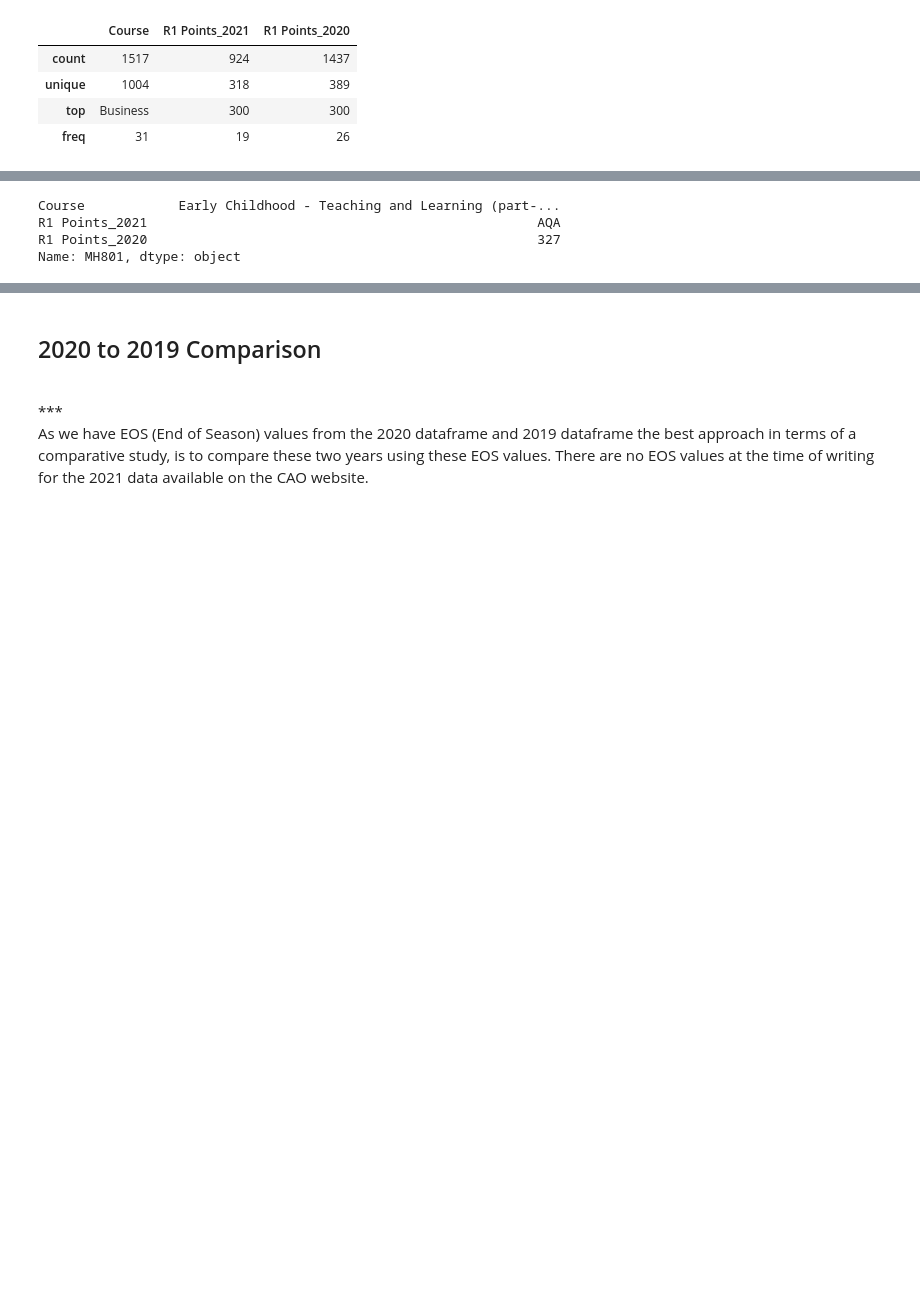
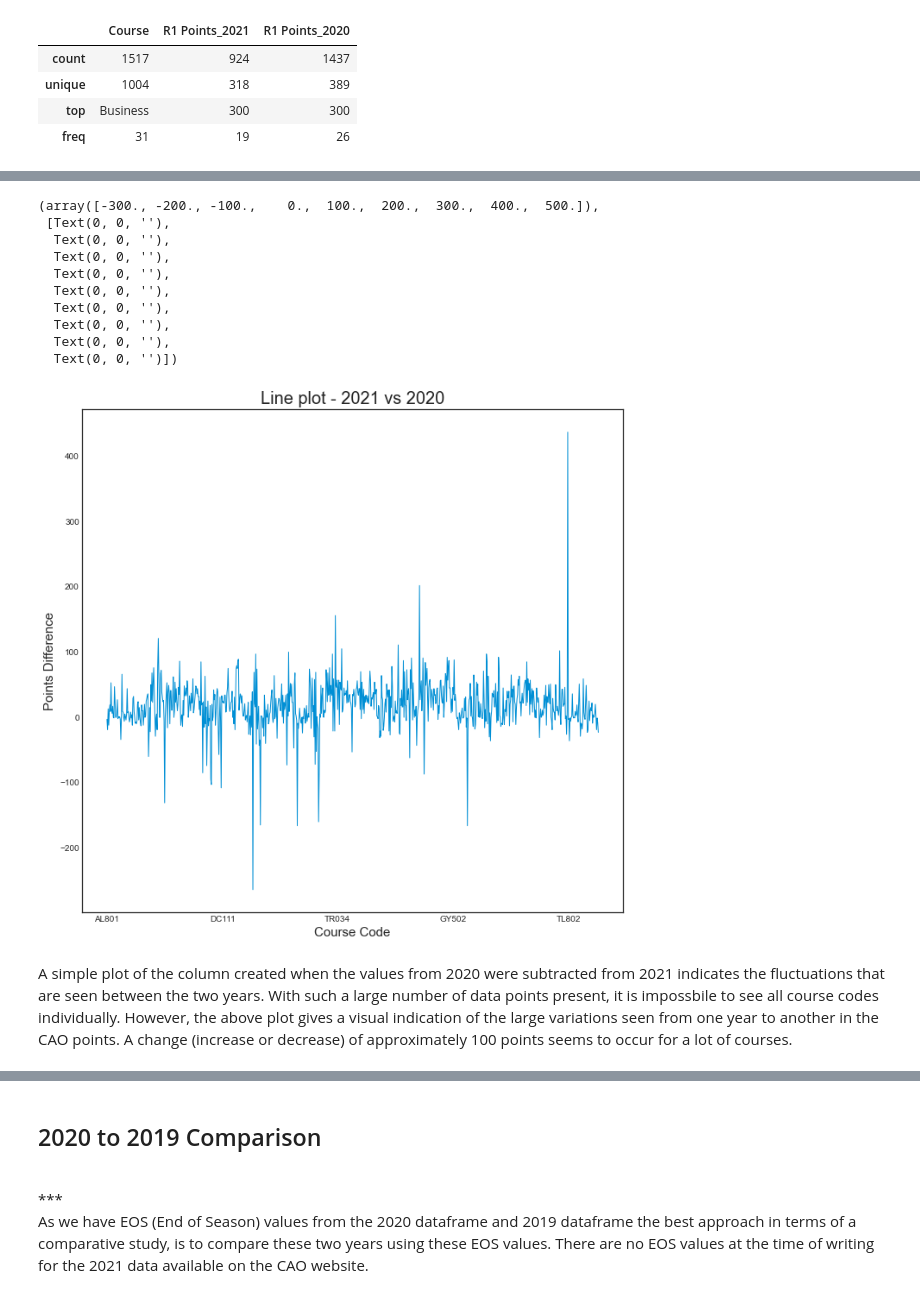
Before and after one commit to G00398275/FODA2021, a Jupyter notebook: cao.ipynb, the cells around one changed output, grey strips where cells are left out. Saved outputs shown, nothing was run; the diff lists cells and outputs as text; code cells hidden in the pictures; blank space fills up the shorter version.

Commit message:
Added line plot and histograms

```diff
--- a/cao.ipynb
+++ b/cao.ipynb
@@ -622,0 +629,5 @@ allcourses.fillna(value=0)
+# %%
+# Removing all courses with All Qualified Applicants (AQA)
+allcourses = allcourses[~allcourses['R1 Points_2021'].isin(['AQA'])]
+allcourses = allcourses[~allcourses['R1 Points_2020'].isin(['AQA'])]
+allcourses
@@ -622,0 +651,5 @@ allcourses.fillna(value=0)
+# %%
+# Removing all courses with All Qualified Applicants (AQA)
+allcourses = allcourses[~allcourses['R1 Points_2021'].isin(['#+matric'])]
+allcourses = allcourses[~allcourses['R1 Points_2020'].isin(['#+matric'])]
+allcourses
@@ -622,0 +679,4 @@ allcourses.fillna(value=0)
+# %%
+# As data type is not numerical the points columns require conversion
+allcourses["R1 Points_2021"] = pd.to_numeric(allcourses["R1 Points_2021"])
+allcourses["R1 Points_2020"] = pd.to_numeric(allcourses["R1 Points_2020"])
@@ -622,0 +706,3 @@ allcourses.fillna(value=0)
+# %%
+Points_Diff = allcourses["R1 Points_2021"] - allcourses["R1 Points_2020"]
+Points_Diff
@@ -623,8 +726,31 @@ allcourses.fillna(value=0)
+# %%
+# Setting the size and style of the plot
+plt.style.use('seaborn-white')
+plt.rcParams["figure.figsize"] = (10,10)
+# Plotting the dataframe created when the values from 2020 were subtracted from 2021
+Points_Diff.plot(linewidth=1)
+# Formatting for improved appearance
+plt.title ('Line plot - 2021 vs 2020', size=20)
+plt.xlabel('Course Code', size=15)
+plt.ylabel('Points Difference', size = 15)
+plt.xticks(fontsize=10)
+plt.yticks(fontsize=10)
+# %% [output]
+(array([-300., -200., -100.,    0.,  100.,  200.,  300.,  400.,  500.]),
+ [Text(0, 0, ''),
+  Text(0, 0, ''),
+  Text(0, 0, ''),
+  Text(0, 0, ''),
+  Text(0, 0, ''),
+  Text(0, 0, ''),
+  Text(0, 0, ''),
+  Text(0, 0, ''),
+  Text(0, 0, '')])
+[figure, added]
+# %% [markdown]
+A simple plot of the column created when the values from 2020 were subtracted from 2021 indicates the fluctuations that are seen between the two years. With such a large number of data points present, it is impossbile to see all course codes individually. However, the above plot gives a visual indication of the large variations seen from one year to another in the CAO points. A change (increase or decrease) of approximately 100 points seems to occur for a lot of courses.
 # %%
-allcourses.iloc[842]
+# Setting the columns as individual dataframes
+R1_Points_2021 = allcourses['R1 Points_2021']
+R1_Points_2020 = allcourses['R1 Points_2020']
-# %% [output]
-Course            Early Childhood - Teaching and Learning (part-...
-R1 Points_2021                                                  AQA
-R1 Points_2020                                                  327
-Name: MH801, dtype: object
 # %%
```
Also changed, not shown: parts of 20 cells of this notebook, 5 other files.
